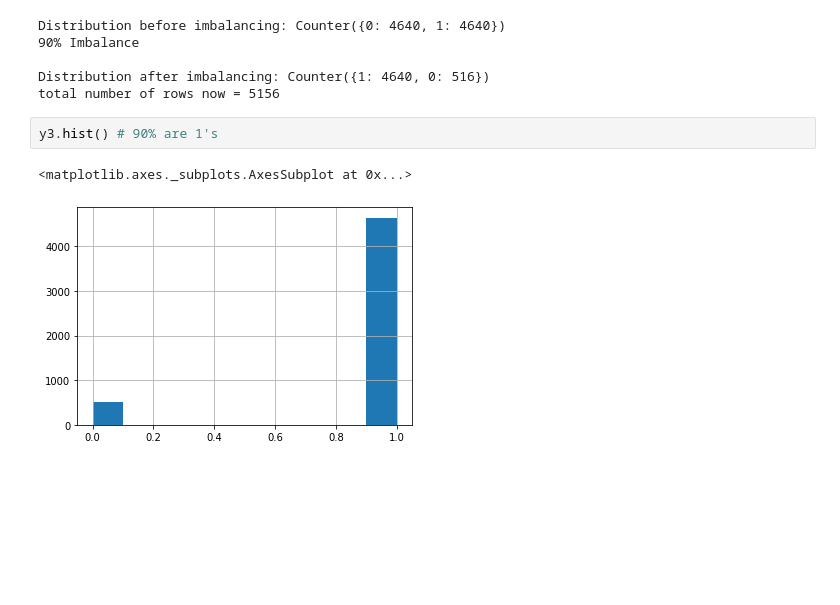
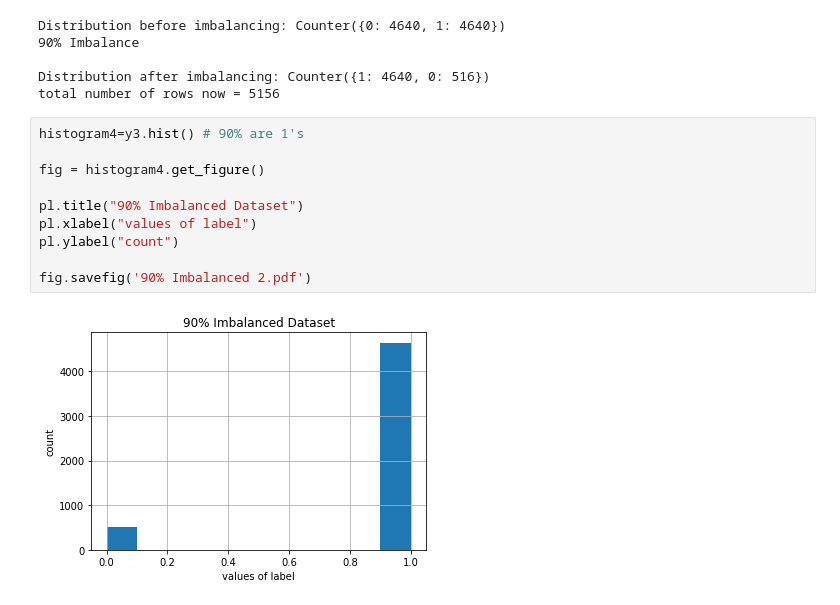
Before and after one commit to sa21262/datascience22, a Jupyter notebook: Assignment21a/balanced_bank.ipynb, the cells around one changed output. Drawn from its saved outputs; the diff is of its cells as text; blank space fills up the shorter version.

```diff
--- a/Assignment21a/balanced_bank.ipynb
+++ b/Assignment21a/balanced_bank.ipynb
@@ -184,8 +206,15 @@ Distribution before imbalancing: Counter({0: 4640, 1: 4640})
 
 Distribution after imbalancing: Counter({1: 4640, 0: 516})
 total number of rows now = 5156
-# %%
-y3.hist() # 90% are 1's
-# %% [output]
-<matplotlib.axes._subplots.AxesSubplot at 0x...>
-[figure, removed]
+# %%
+histogram4=y3.hist() # 90% are 1's
+
+fig = histogram4.get_figure()
+
+pl.title("90% Imbalanced Dataset")
+pl.xlabel("values of label")
+pl.ylabel("count")
+
+fig.savefig('90% Imbalanced 2.pdf')
+# %% [output]
+[figure, added]
```
Also changed, not shown: parts of 7 cells of this notebook.
